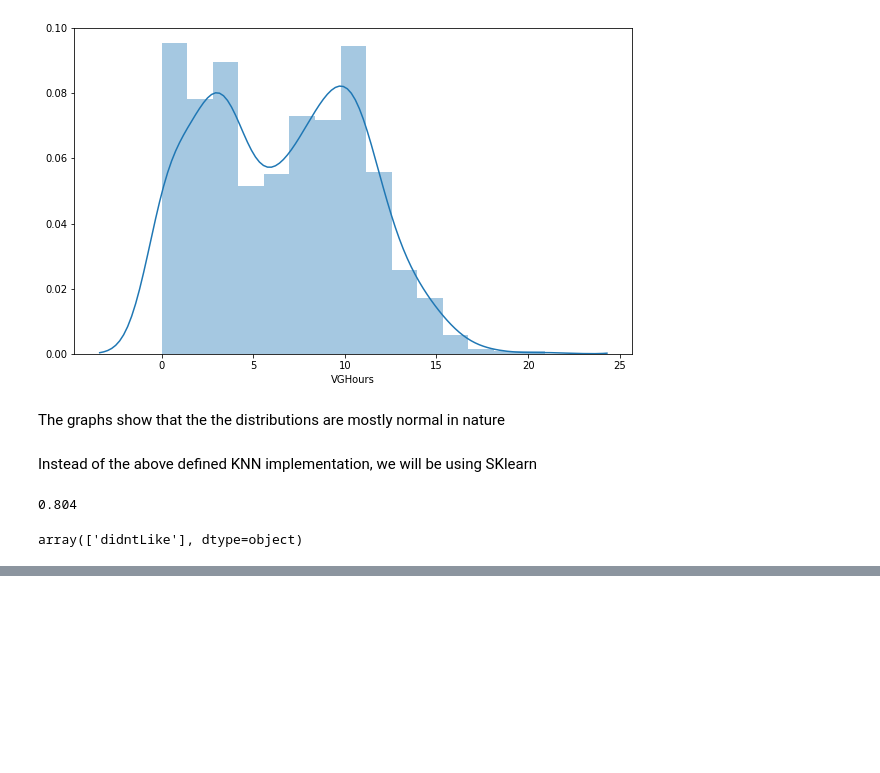
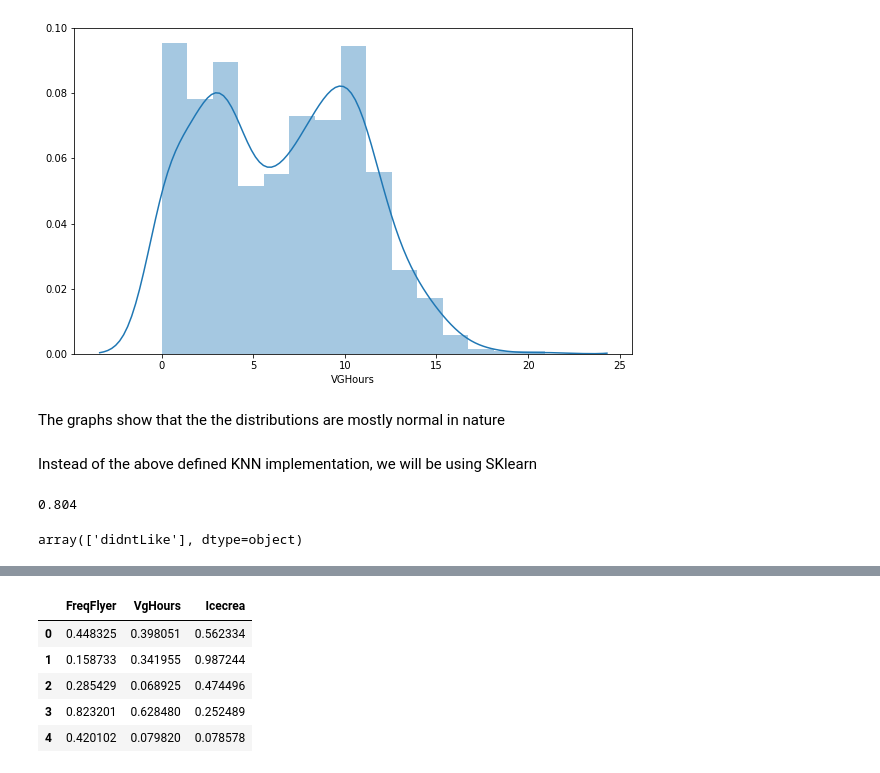
Before and after one commit to akpandads/ML-Algo-Implementations, a Jupyter notebook: knn/KNN_Impl.ipynb, the cells around one changed output, grey strips where cells are left out. Cells and saved outputs as stored; diff of their text form; code cells hidden in the pictures; blank space fills up the shorter version.

```diff
--- a/knn/KNN_Impl.ipynb
+++ b/knn/KNN_Impl.ipynb
@@ -111,0 +124,9 @@ array(['didntLike'], dtype=object)
+# %%
+normaized_data.head()
+# %% [output]
+|  | FreqFlyer | VgHours | Icecrea |
+| 0 | 0.448325 | 0.398051 | 0.562334 |
+| 1 | 0.158733 | 0.341955 | 0.987244 |
+| 2 | 0.285429 | 0.068925 | 0.474496 |
+| 3 | 0.823201 | 0.628480 | 0.252489 |
+| 4 | 0.420102 | 0.079820 | 0.078578 |
```
Also changed, not shown: parts of 9 cells of this notebook.
